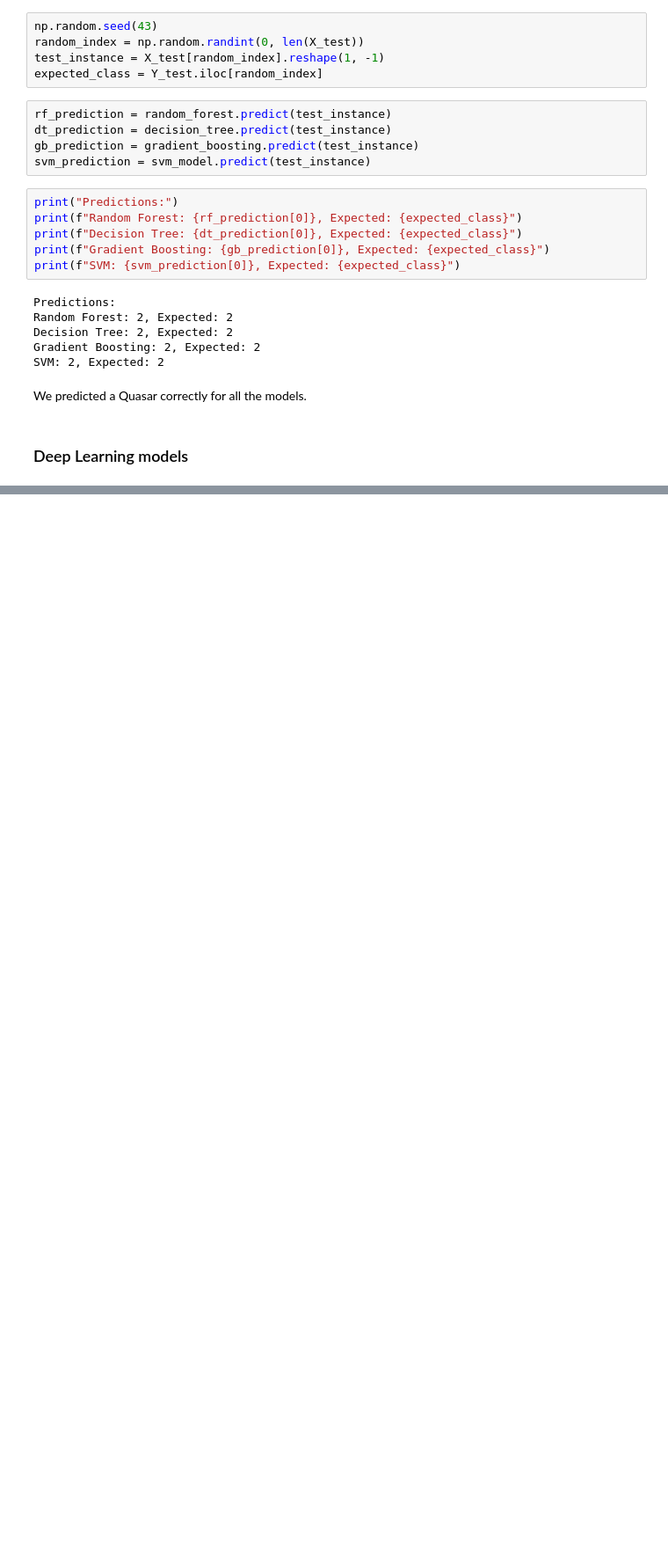
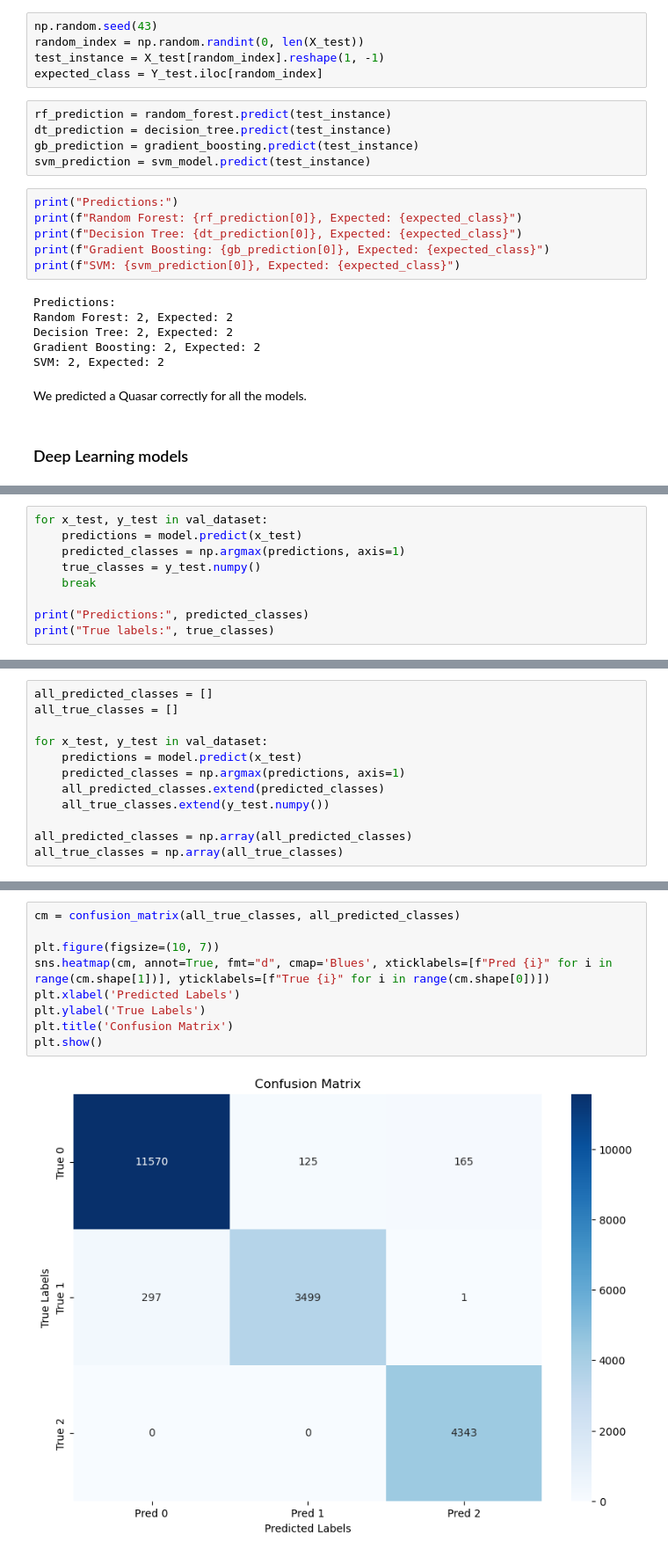
Before and after one commit to dianasolangel/PROJECTS, a Jupyter notebook: stars_classification/stellar_classification.ipynb, the cells around one changed output, grey strips where cells are left out. Shown: that part at 88% size. Drawn from its saved outputs; the diff is of its cells as text; blank space fills up the shorter version.

```diff
--- a/stars_classification/stellar_classification.ipynb
+++ b/stars_classification/stellar_classification.ipynb
@@ -348,0 +443,9 @@ We predicted a Quasar correctly for all the models.
+# %%
+for x_test, y_test in val_dataset:
+    predictions = model.predict(x_test)
+    predicted_classes = np.argmax(predictions, axis=1)
+    true_classes = y_test.numpy()
+    break
+
+print("Predictions:", predicted_classes)
+print("True labels:", true_classes)
@@ -348,0 +456,12 @@ We predicted a Quasar correctly for all the models.
+# %%
+all_predicted_classes = []
+all_true_classes = []
+
+for x_test, y_test in val_dataset:
+    predictions = model.predict(x_test)
+    predicted_classes = np.argmax(predictions, axis=1)
+    all_predicted_classes.extend(predicted_classes)
+    all_true_classes.extend(y_test.numpy())
+
+all_predicted_classes = np.array(all_predicted_classes)
+all_true_classes = np.array(all_true_classes)
@@ -348,0 +486,11 @@ We predicted a Quasar correctly for all the models.
+# %%
+cm = confusion_matrix(all_true_classes, all_predicted_classes)
+
+plt.figure(figsize=(10, 7))
+sns.heatmap(cm, annot=True, fmt="d", cmap='Blues', xticklabels=[f"Pred {i}" for i in range(cm.shape[1])], yticklabels=[f"True {i}" for i in range(cm.shape[0])])
+plt.xlabel('Predicted Labels')
+plt.ylabel('True Labels')
+plt.title('Confusion Matrix')
+plt.show()
+# %% [output]
+[figure, added]
```
Also changed, not shown: parts of 14 cells of this notebook.
